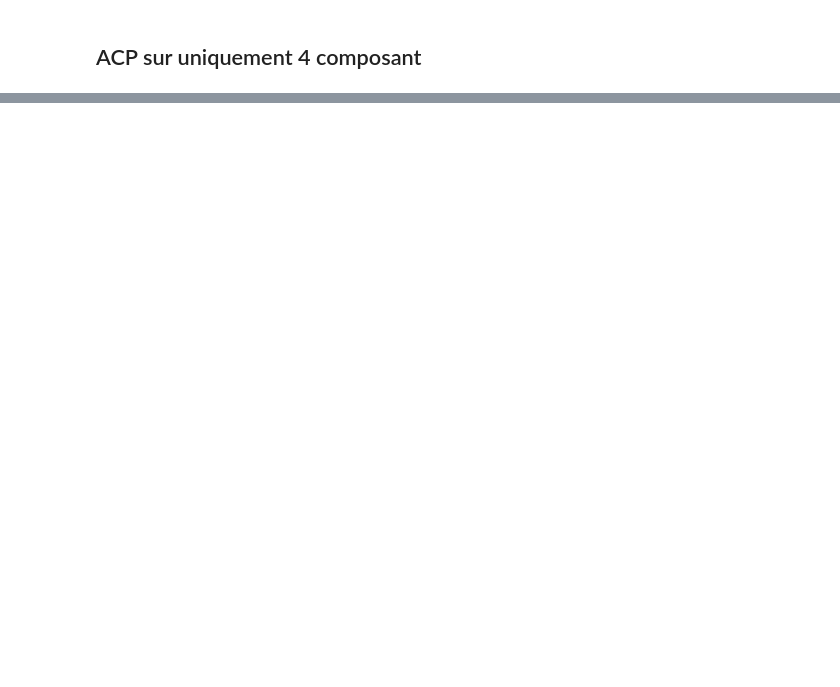
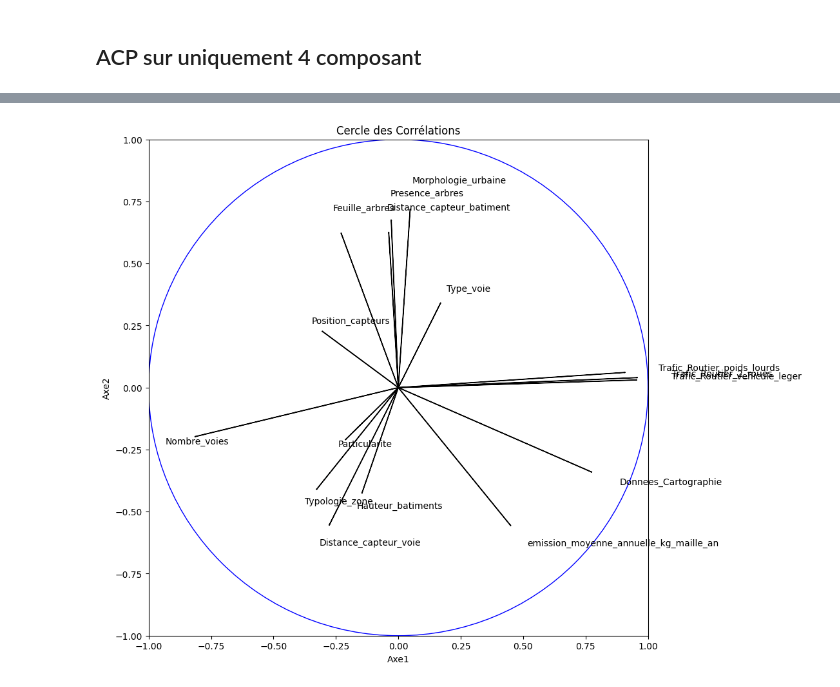
Before and after one commit to TLeandre/Categorisation-de-capteurs-de-pollution, a Jupyter notebook: scripts/Leandre_ACP.ipynb, the cells around one changed output, grey strips where cells are left out. Drawn from its saved outputs; the diff is of its cells as text; code cells hidden in the pictures; blank space fills up the shorter version.

```diff
--- a/scripts/Leandre_ACP.ipynb
+++ b/scripts/Leandre_ACP.ipynb
@@ -145,0 +147,31 @@ IndexError: too many indices for array: array is 1-dimensional, but 2 were index
+# %%
+valeurs_propres = pca.explained_variance_ #valeurs propres
+vecteurs_propres = pca.components_ #vecteurs propres
+
+correlations = np.zeros((pca.n_components_, len(colonnes)-1))
+for i in range(pca.n_components_):
+    for y in range(len(colonnes)-1): # car on a garder index
+        correlations[i,y] = np.sqrt(valeurs_propres[i]) * vecteurs_propres[i, y]
+# %%
+# Créez une figure
+plt.figure(figsize=(10, 10))
+
+# Tracez le cercle des corrélations
+circle = plt.Circle((0, 0), 1, fill=False, color='b')
+plt.gca().add_artist(circle)
+
+# Tracez les variables projetées sur le plan factoriel
+for i in range(len(correlations[0])):
+    plt.arrow(0, 0, correlations[0, i], correlations[1, i])
+    plt.text(correlations[0, i] * 1.15, correlations[1, i] * 1.15, f"{colonnes[i+1]}")
+
+# Ajout des labels des axes x et y
+plt.xlabel('Axe1')
+plt.ylabel('Axe2')
+plt.title('Cercle des Corrélations')
+plt.xlim(-1, 1)
+plt.ylim(-1, 1)
+plt.show()
+plt.show()
+# %% [output]
+[figure, added]
```
Also changed, not shown: parts of 19 cells of this notebook, 2 other files.
